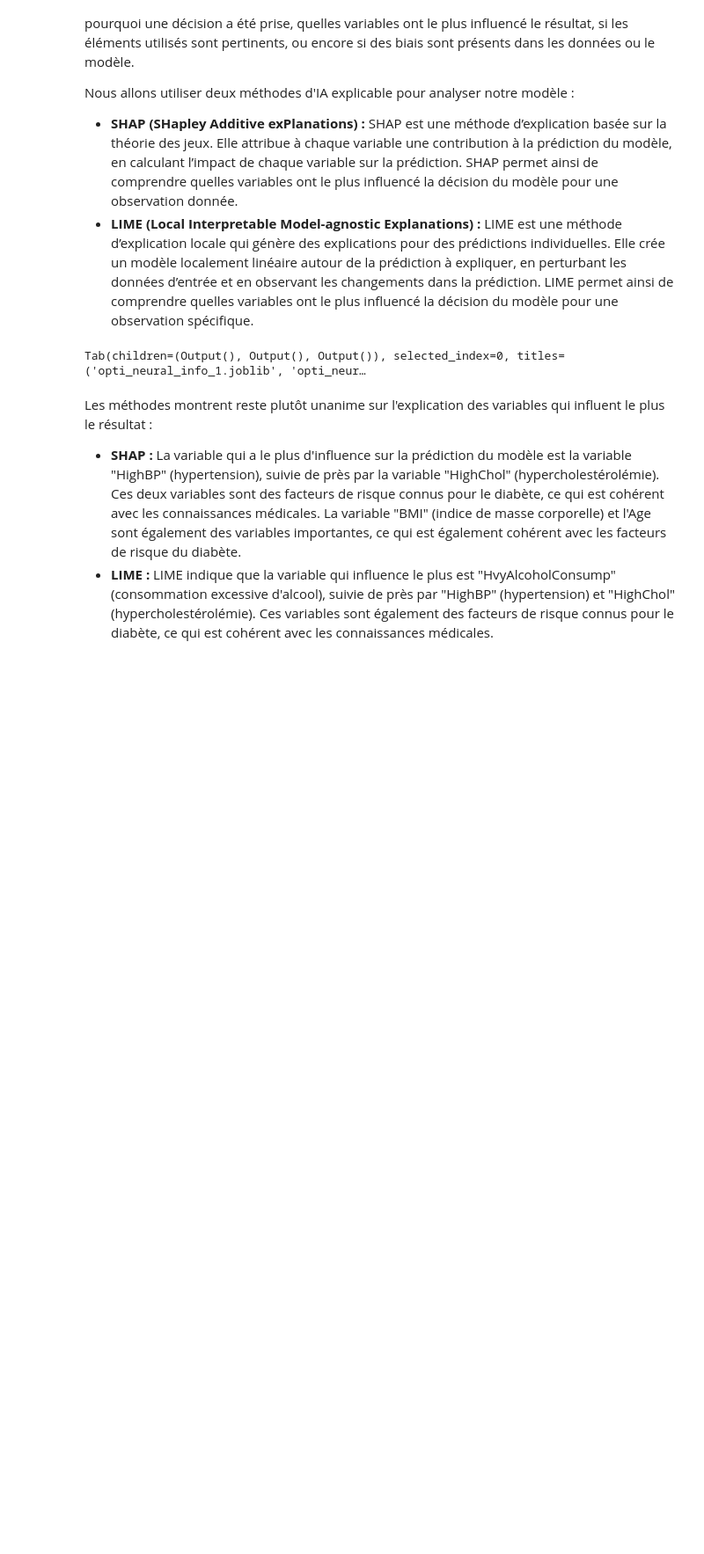
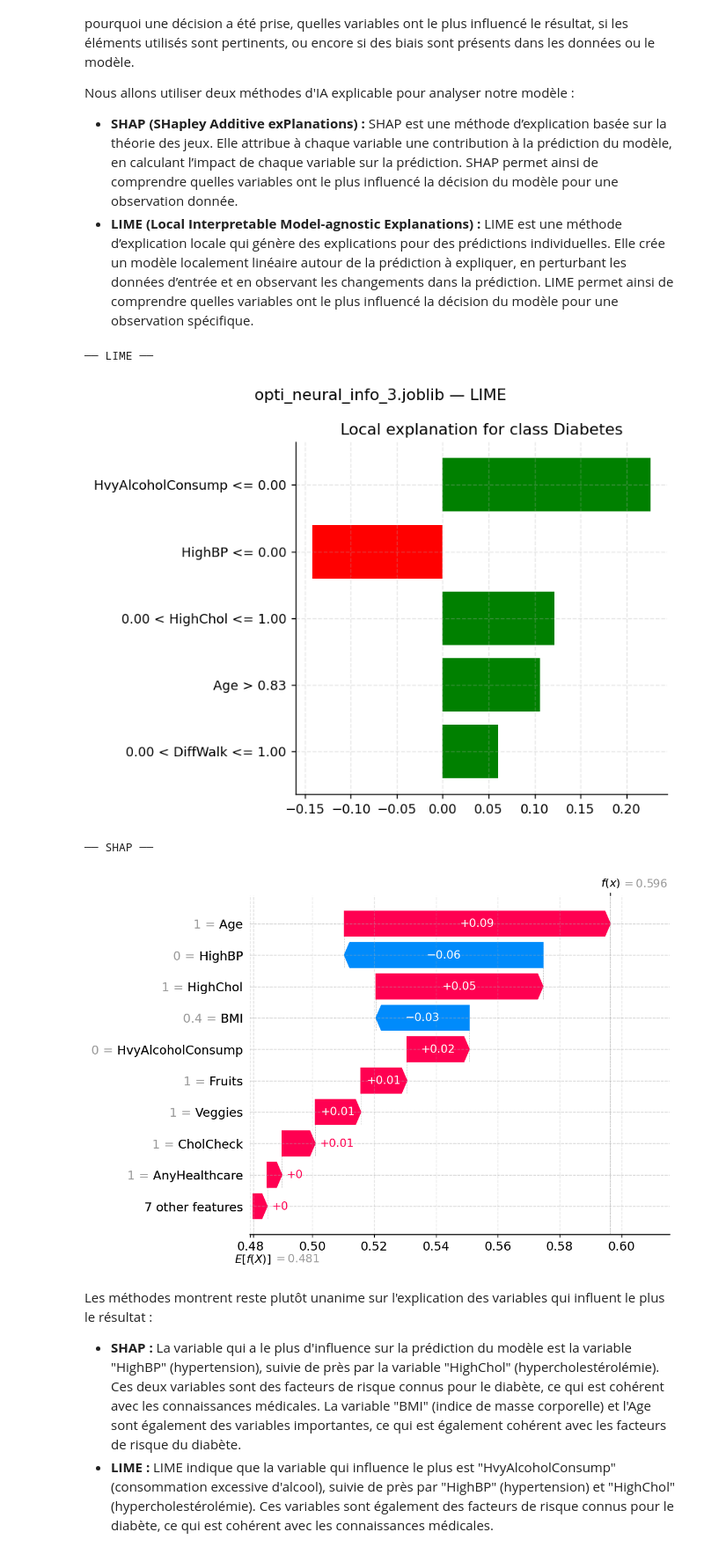
Before and after one commit to saadaouis/Deep_Learning-project, a Jupyter notebook: Livrable.ipynb, the cells around one changed output. Shown at 88% size. Saved outputs shown, nothing was run; the diff lists cells and outputs as text; code cells hidden in the pictures; blank space fills up the shorter version.

```diff
--- a/Livrable.ipynb
+++ b/Livrable.ipynb
@@ -1372,55 +1445,46 @@ class XIA:
 # %%
 outputs = []
 titles = []
 
-list_model = os.listdir("./Models")
+selected_model = "opti_neural_info_3.joblib"
 
-for models in list_model:
-    model = joblib.load(f"Models/{models}")
-    model.fit(X_train, Y_train)
+model = joblib.load(f"Models/{selected_model}")
+model.fit(X_train, Y_train)
 
-    feature_names = df_train.drop(columns=['Diabetes_binary']).columns.tolist()
+feature_names = df_train.drop(columns=['Diabetes_binary']).columns.tolist()
 
-    xai = XIA(model, X_train, feature_names)
+xai = XIA(model, X_train, feature_names)
 
-    instance = X_test[0]
+instance = X_test[0]
 
-    shap_values = xai.explain_shap_instance(instance)
-    lime_exp = xai.explain_lime_instance(instance)
+shap_values = xai.explain_shap_instance(instance)
+lime_exp = xai.explain_lime_instance(instance)
 
-    if isinstance(xai.shap_explainer.expected_value, (list, np.ndarray)):
-        base_value = xai.shap_explainer.expected_value[1]
-    else:
-        base_value = xai.shap_explainer.expected_value
+if isinstance(xai.shap_explainer.expected_value, (list, np.ndarray)):
+    base_value = xai.shap_explainer.expected_value[1]
+else:
+    base_value = xai.shap_explainer.expected_value
 
-    out = widgets.Output()
+print(f"── LIME ──")
+fig_lime = lime_exp.as_pyplot_figure()
+fig_lime.suptitle(f"{selected_model} — LIME", fontsize=12)
+plt.tight_layout()
+plt.show()
 
-    with out:
-        print(f"── LIME ──")
-        fig_lime = lime_exp.as_pyplot_figure()
-        fig_lime.suptitle(f"{models} — LIME", fontsize=12)
-        plt.tight_layout()
-        plt.show()
-
-        print(f"── SHAP ──")
-        shap.plots.waterfall(
-            shap.Explanation(
-                values=shap_values,
-                base_values=base_value,
-                data=instance,
-                feature_names=feature_names
-            )
-        )
-
-    outputs.append(out)
-    titles.append(models)
-
-tab = widgets.Tab(children=outputs)
-for i, title in enumerate(titles):
-    tab.set_title(i, title)
-tab
+print(f"── SHAP ──")
+shap.plots.waterfall(
+    shap.Explanation(
+        values=shap_values,
+        base_values=base_value,
+        data=instance,
+        feature_names=feature_names
+    )
+)
 # %% [output]
-Tab(children=(Output(), Output(), Output()), selected_index=0, titles=('opti_neural_info_1.joblib', 'opti_neur…
+── LIME ──
+[figure, added]
+── SHAP ──
+[figure, added]
 # %% [markdown]
 Les méthodes montrent reste plutôt unanime sur l'explication des variables qui influent le plus le résultat :
 - **SHAP :** La variable qui a le plus d'influence sur la prédiction du modèle est la variable "HighBP" (hypertension), suivie de près par la variable "HighChol" (hypercholestérolémie). Ces deux variables sont des facteurs de risque connus pour le diabète, ce qui est cohérent avec les connaissances médicales. La variable "BMI" (indice de masse corporelle) et l'Age sont également des variables importantes, ce qui est également cohérent avec les facteurs de risque du diabète.
```
Also changed, not shown: parts of 12 cells of this notebook, 3 other files.
